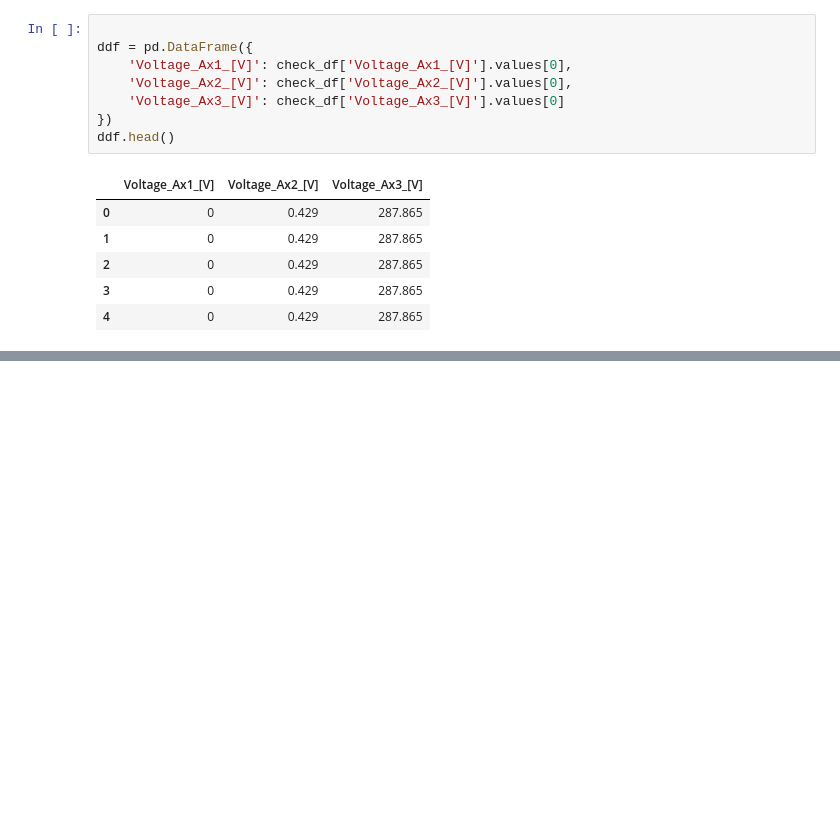
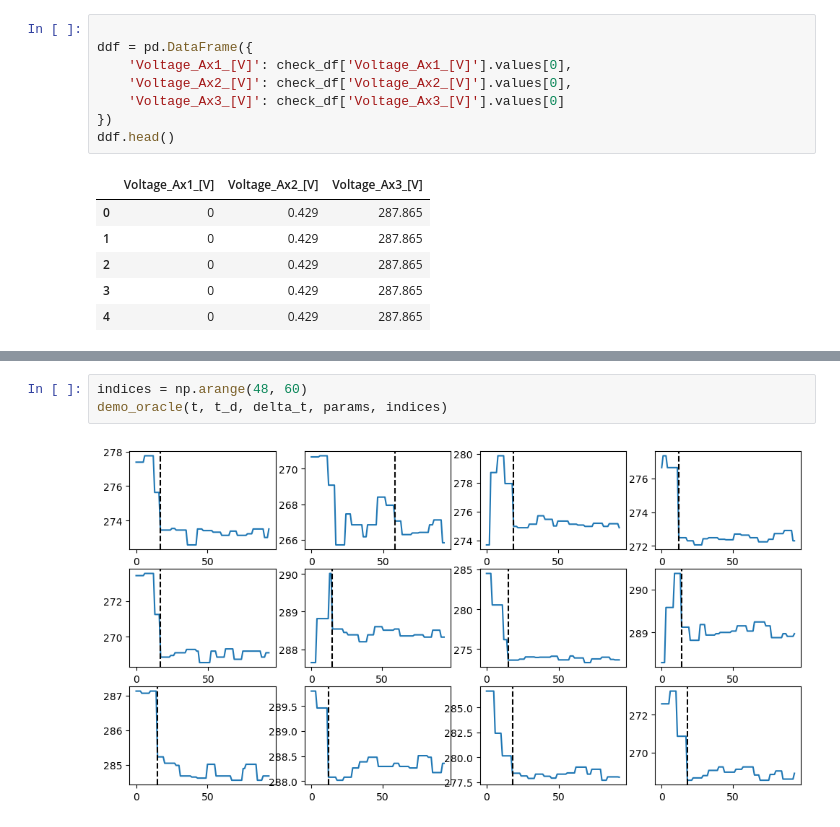
Before and after one commit to emiresenov/Masters-Thesis, a Jupyter notebook: oracle/oracle.ipynb, the cells around one changed output, grey strips where cells are left out. Drawn from its saved outputs; the diff is of its cells as text; blank space fills up the shorter version.

```diff
--- a/oracle/oracle.ipynb
+++ b/oracle/oracle.ipynb
@@ -172,0 +106,5 @@ array([29.16, 11.56,  0.16,  6.76, 43.56])
+# %%
+indices = np.arange(48, 60)
+demo_oracle(t, t_d, delta_t, params, indices)
+# %% [output]
+[figure, added]
```
Also changed, not shown: parts of 26 cells of this notebook, 1 other file.
